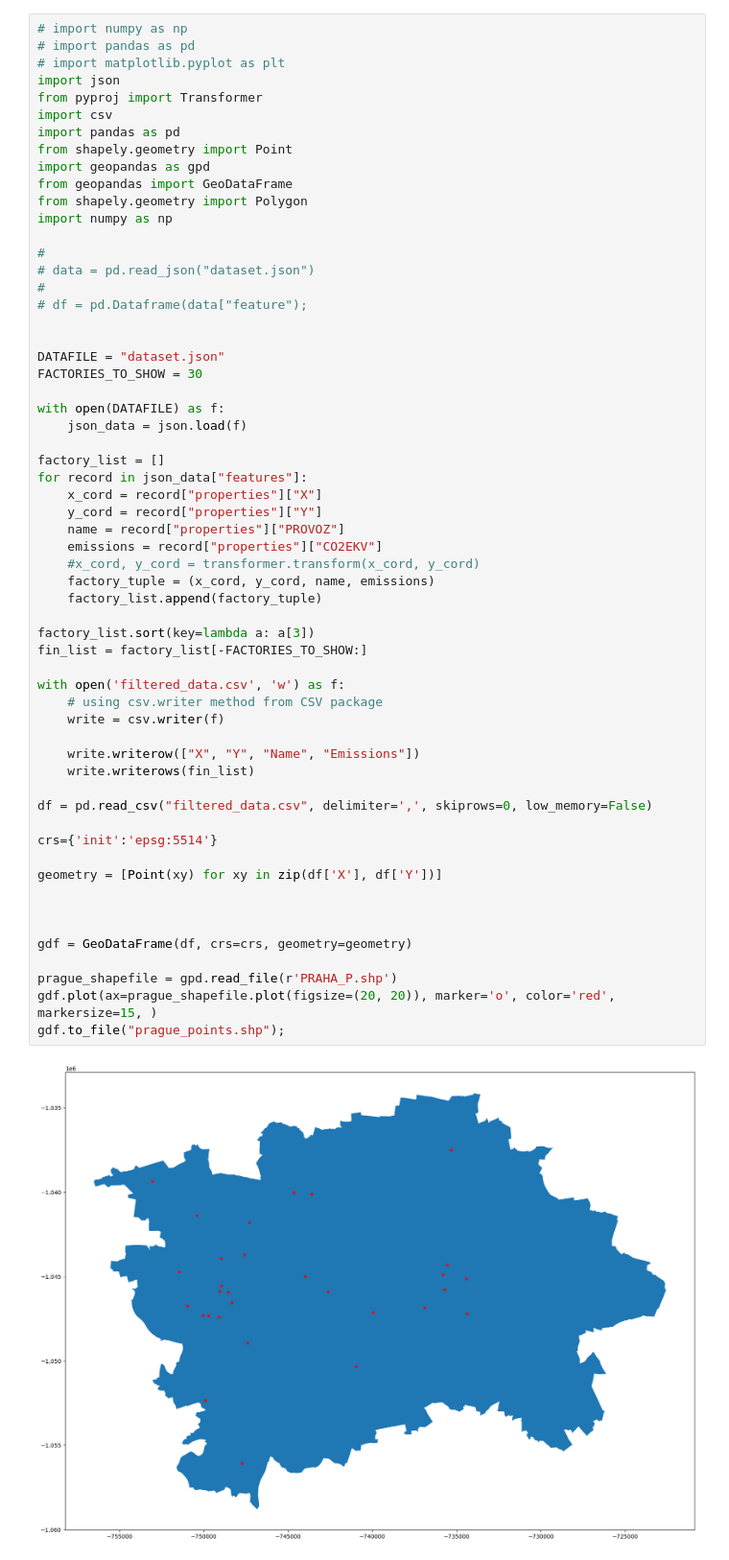
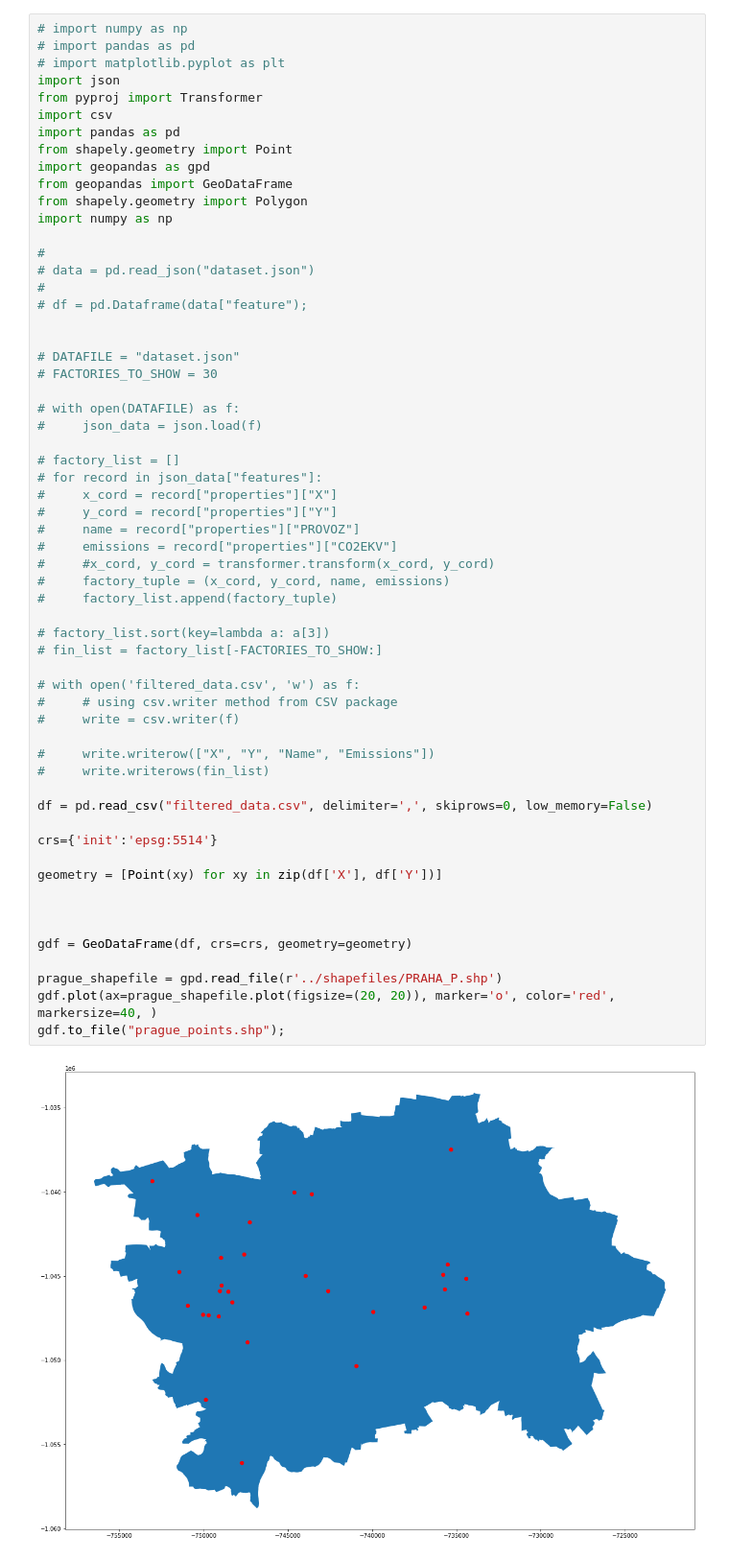
Before and after one commit to terrorgarten/IMS_P1, a Jupyter notebook: data/pltr.ipynb, the cells around one changed output. Shown at 96% size. Cells and saved outputs as stored; diff of their text form.

```diff
--- a/data/pltr.ipynb
+++ b/data/pltr.ipynb
@@ -9,56 +9,56 @@ import pandas as pd
 from shapely.geometry import Point
 import geopandas as gpd
 from geopandas import GeoDataFrame
 from shapely.geometry import Polygon
 import numpy as np
 
 #
 # data = pd.read_json("dataset.json")
 #
 # df = pd.Dataframe(data["feature");
 
 
-DATAFILE = "dataset.json"
-FACTORIES_TO_SHOW = 30
+# DATAFILE = "dataset.json"
+# FACTORIES_TO_SHOW = 30
 
-with open(DATAFILE) as f:
-    json_data = json.load(f)
+# with open(DATAFILE) as f:
+#     json_data = json.load(f)
 
-factory_list = []
-for record in json_data["features"]:
-    x_cord = record["properties"]["X"]
-    y_cord = record["properties"]["Y"]
-    name = record["properties"]["PROVOZ"]
-    emissions = record["properties"]["CO2EKV"]
-    #x_cord, y_cord = transformer.transform(x_cord, y_cord)
-    factory_tuple = (x_cord, y_cord, name, emissions)
-    factory_list.append(factory_tuple)
+# factory_list = []
+# for record in json_data["features"]:
+#     x_cord = record["properties"]["X"]
+#     y_cord = record["properties"]["Y"]
+#     name = record["properties"]["PROVOZ"]
+#     emissions = record["properties"]["CO2EKV"]
+#     #x_cord, y_cord = transformer.transform(x_cord, y_cord)
+#     factory_tuple = (x_cord, y_cord, name, emissions)
+#     factory_list.append(factory_tuple)
 
-factory_list.sort(key=lambda a: a[3])
-fin_list = factory_list[-FACTORIES_TO_SHOW:]
+# factory_list.sort(key=lambda a: a[3])
+# fin_list = factory_list[-FACTORIES_TO_SHOW:]
 
-with open('filtered_data.csv', 'w') as f:
-    # using csv.writer method from CSV package
-    write = csv.writer(f)
+# with open('filtered_data.csv', 'w') as f:
+#     # using csv.writer method from CSV package
+#     write = csv.writer(f)
 
-    write.writerow(["X", "Y", "Name", "Emissions"])
-    write.writerows(fin_list)
+#     write.writerow(["X", "Y", "Name", "Emissions"])
+#     write.writerows(fin_list)
 
 df = pd.read_csv("filtered_data.csv", delimiter=',', skiprows=0, low_memory=False)
 
 crs={'init':'epsg:5514'}
 
 geometry = [Point(xy) for xy in zip(df['X'], df['Y'])]
 
 
 
 gdf = GeoDataFrame(df, crs=crs, geometry=geometry)
 
-prague_shapefile = gpd.read_file(r'PRAHA_P.shp')
-gdf.plot(ax=prague_shapefile.plot(figsize=(20, 20)), marker='o', color='red', markersize=15, )
+prague_shapefile = gpd.read_file(r'../shapefiles/PRAHA_P.shp')
+gdf.plot(ax=prague_shapefile.plot(figsize=(20, 20)), marker='o', color='red', markersize=40, )
 gdf.to_file("prague_points.shp");
 # %% [output]
-[figure, old version]
+[figure, new version]
 # %%
 import matplotlib.pyplot as plt
 import numpy as np
```
Also changed, not shown: parts of 1 cell of this notebook, 18 other files.
